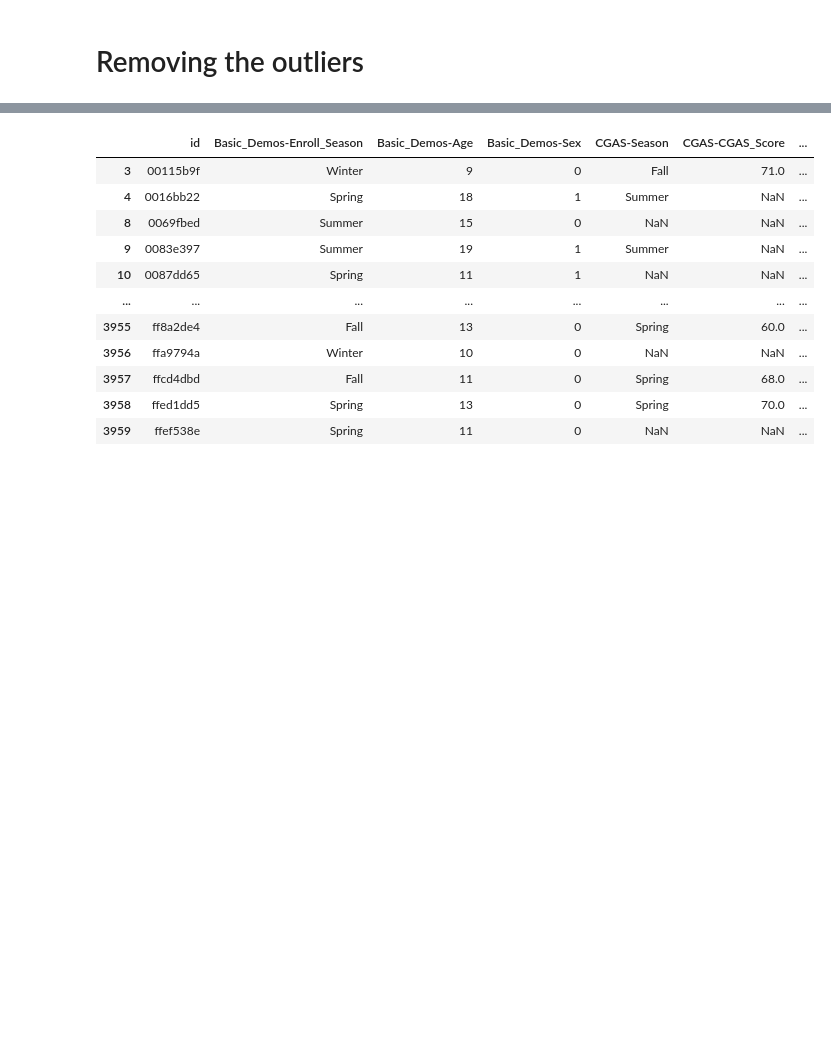
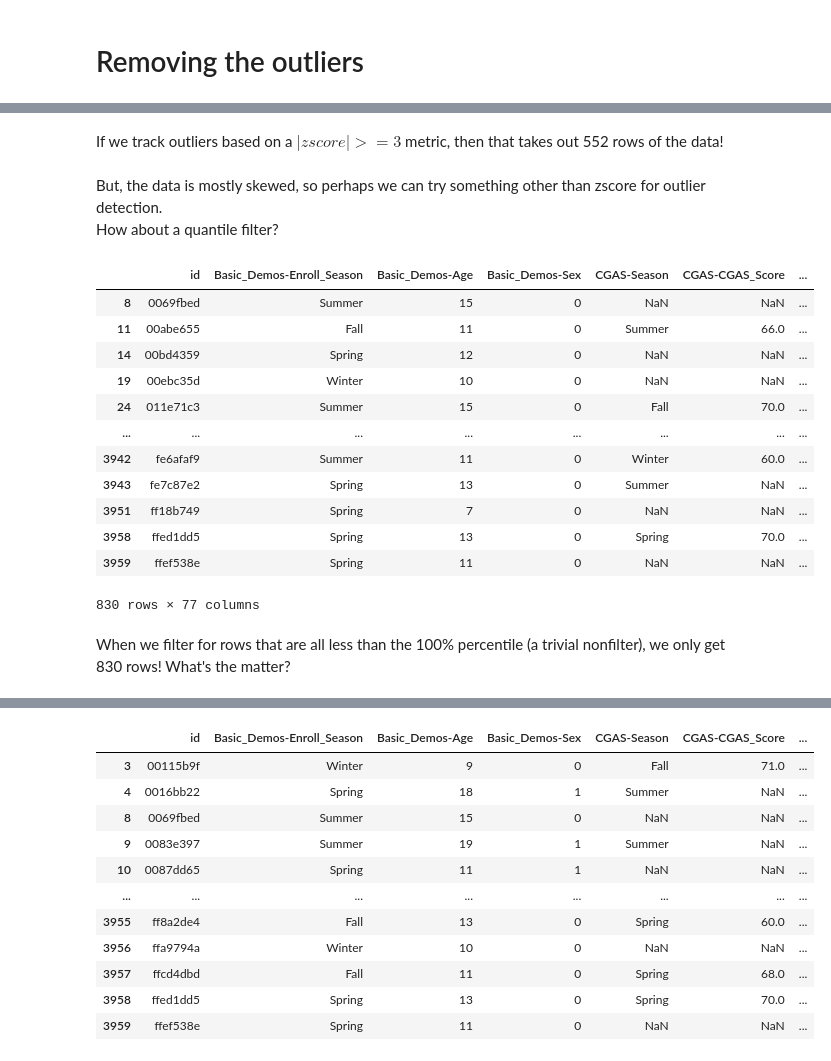
Before and after one commit to k3liang/Problematic-Internet-Use-Predictor, a Jupyter notebook: DataPP.ipynb, the cells around one changed output, grey strips where cells are left out. Cells and saved outputs as stored; diff of their text form; code cells hidden in the pictures; blank space fills up the shorter version.

Commit message:
adjustments to outlier calculation

```diff
--- a/DataPP.ipynb
+++ b/DataPP.ipynb
@@ -219,0 +499,23 @@ On the other hand, we also have time series data as well for some of the rows, s
+# %% [markdown]
+If we track outliers based on a $|zscore| >= 3$ metric, then that takes out 552 rows of the data!
+# %% [markdown]
+But, the data is mostly skewed, so perhaps we can try something other than zscore for outlier detection.
+How about a quantile filter?
+# %%
+df[((df[numerical_cols] < df[numerical_cols].quantile(1)) | (df[numerical_cols].isnull())).all(axis=1)]
+# %% [output]
+|  | id | Basic_Demos-Enroll_Season | Basic_Demos-Age | Basic_Demos-Sex | CGAS-Season | CGAS-CGAS_Score | ... |
+| 8 | 0069fbed | Summer | 15 | 0 | NaN | NaN | ... |
+| 11 | 00abe655 | Fall | 11 | 0 | Summer | 66.0 | ... |
+| 14 | 00bd4359 | Spring | 12 | 0 | NaN | NaN | ... |
+| 19 | 00ebc35d | Winter | 10 | 0 | NaN | NaN | ... |
+| 24 | 011e71c3 | Summer | 15 | 0 | Fall | 70.0 | ... |
+| ... | ... | ... | ... | ... | ... | ... | ... |
+| 3942 | fe6afaf9 | Summer | 11 | 0 | Winter | 60.0 | ... |
+| 3943 | fe7c87e2 | Spring | 13 | 0 | Summer | NaN | ... |
+| 3951 | ff18b749 | Spring | 7 | 0 | NaN | NaN | ... |
+| 3958 | ffed1dd5 | Spring | 13 | 0 | Spring | 70.0 | ... |
+| 3959 | ffef538e | Spring | 11 | 0 | NaN | NaN | ... |
+830 rows × 77 columns
+# %% [markdown]
+When we filter for rows that are all less than the 100% percentile (a trivial nonfilter), we only get 830 rows! What's the matter?
```
Also changed, not shown: parts of 34 cells of this notebook.
